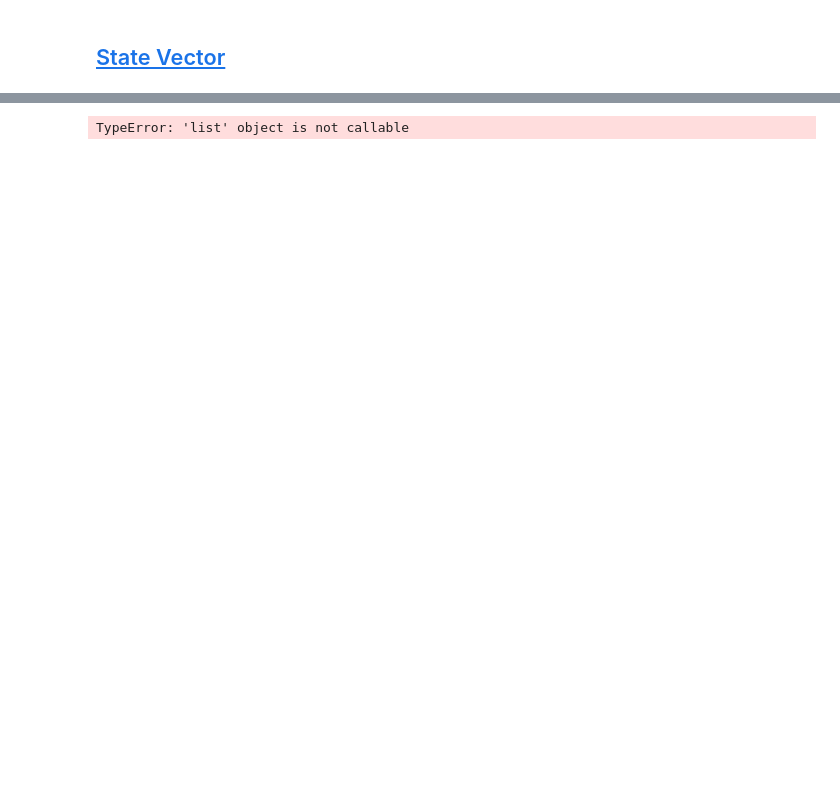
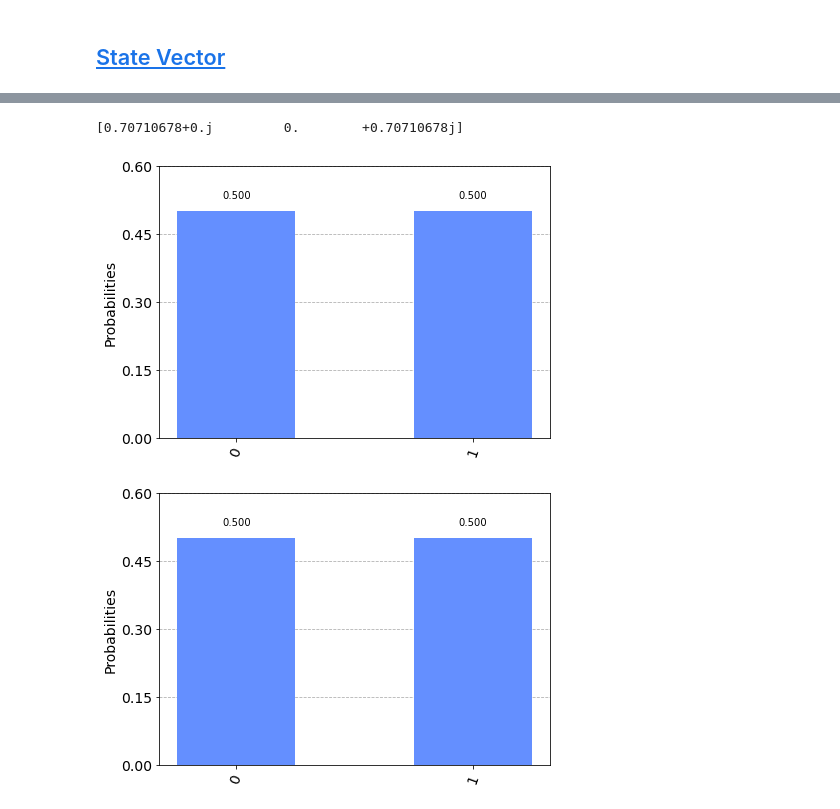
Before and after one commit to YizeSun/qiskit-challenge-2021-prepare, a Jupyter notebook: prepareQC2021.ipynb, the cells around one changed output, grey strips where cells are left out. Cells and saved outputs as stored; diff of their text form; code cells hidden in the pictures; blank space fills up the shorter version.

```diff
--- a/prepareQC2021.ipynb
+++ b/prepareQC2021.ipynb
@@ -119,9 +212,14 @@ output histogram
 # %%
 # other initial state
 initial_state = [1/sqrt(2), 1j/sqrt(2)]
 qc_stv1 = QuantumCircuit(1)
 qc_stv1.initialize(initial_state, 0)
 qc_stv1.save_statevector()
-print(sim.run(qc_stv1).result().get_statevector())
+
+rlt = sim.run(qc_stv1).result()
+print(rlt.get_statevector())
+plot_histogram(rlt.get_counts())
 # %% [output]
-TypeError: 'list' object is not callable
+[0.70710678+0.j         0.        +0.70710678j]
+[figure, added]
+[figure, added]
```
Also changed, not shown: parts of 11 cells of this notebook.
